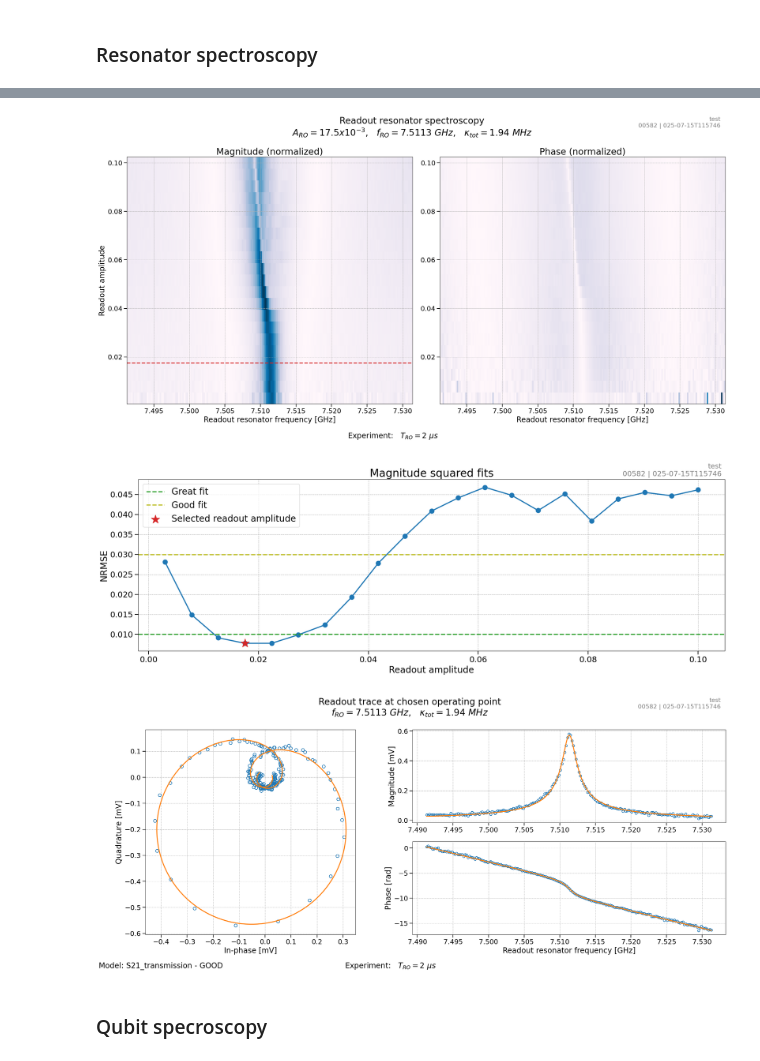
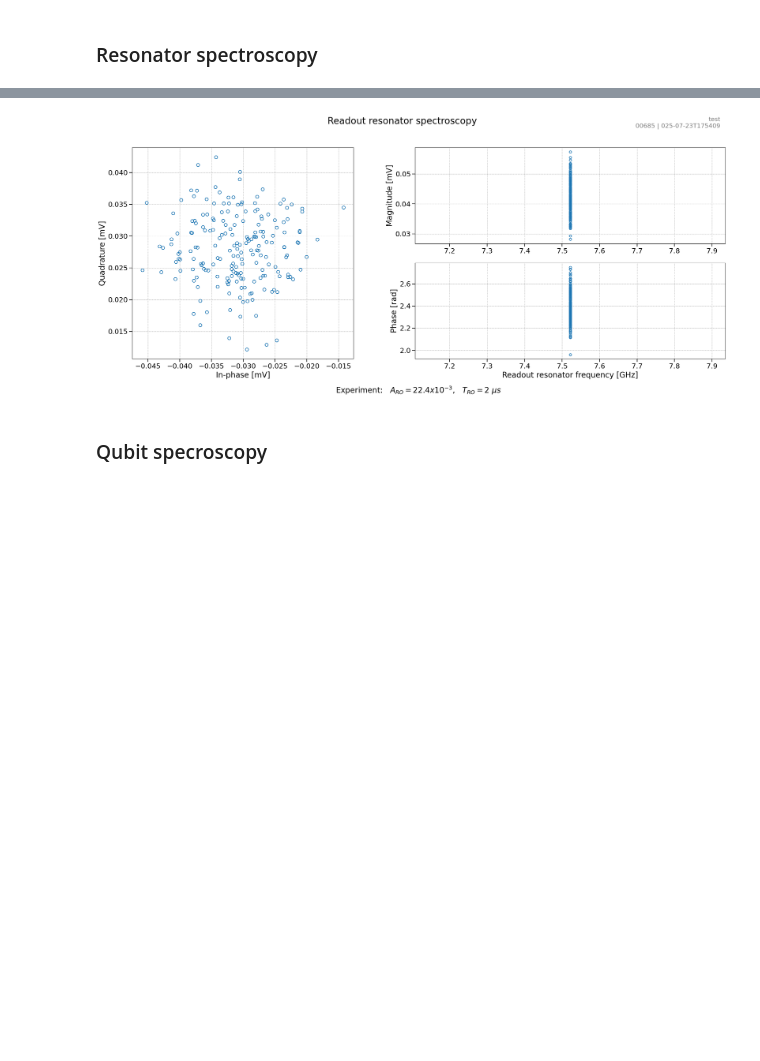
Before and after one commit to SQIL-EPFL/sqil-experiments, a Jupyter notebook: sqil_experiments/measurements/measure.ipynb, the cells around one changed output, grey strips where cells are left out. Drawn from its saved outputs; the diff is of its cells as text; code cells hidden in the pictures; blank space fills up the shorter version.

```diff
--- a/sqil_experiments/measurements/measure.ipynb
+++ b/sqil_experiments/measurements/measure.ipynb
@@ -40,8 +40,10 @@ options.count = 400
 
 result = rr_spec.run(
     # np.linspace(7e9, 8e9, 2001),
-    rr_spec.sweep_around("readout_resonator_frequency", 20e6, n_points=201),
-    sweeps={"readout_amplitude": np.linspace(0.003, 0.1, 21)},
+    rr_spec.sweep_around("readout_resonator_frequency", 20e6, n_points=1),
+    # sweeps={"readout_amplitude": np.linspace(0.003, 0.1, 21)},
+    sweeps={"index": np.arange(200)},
     options=options,
+    update_params=False
 )
 # %% [output]
@@ -74,6 +76,4 @@ result = rr_spec.run(
-[figure, old version]
+[figure, new version]
-[figure, removed]
-[figure, removed]
 # %% [markdown]
 ### Qubit specroscopy
 # %%
```
Also changed, not shown: parts of 8 cells of this notebook, 4 other files.
